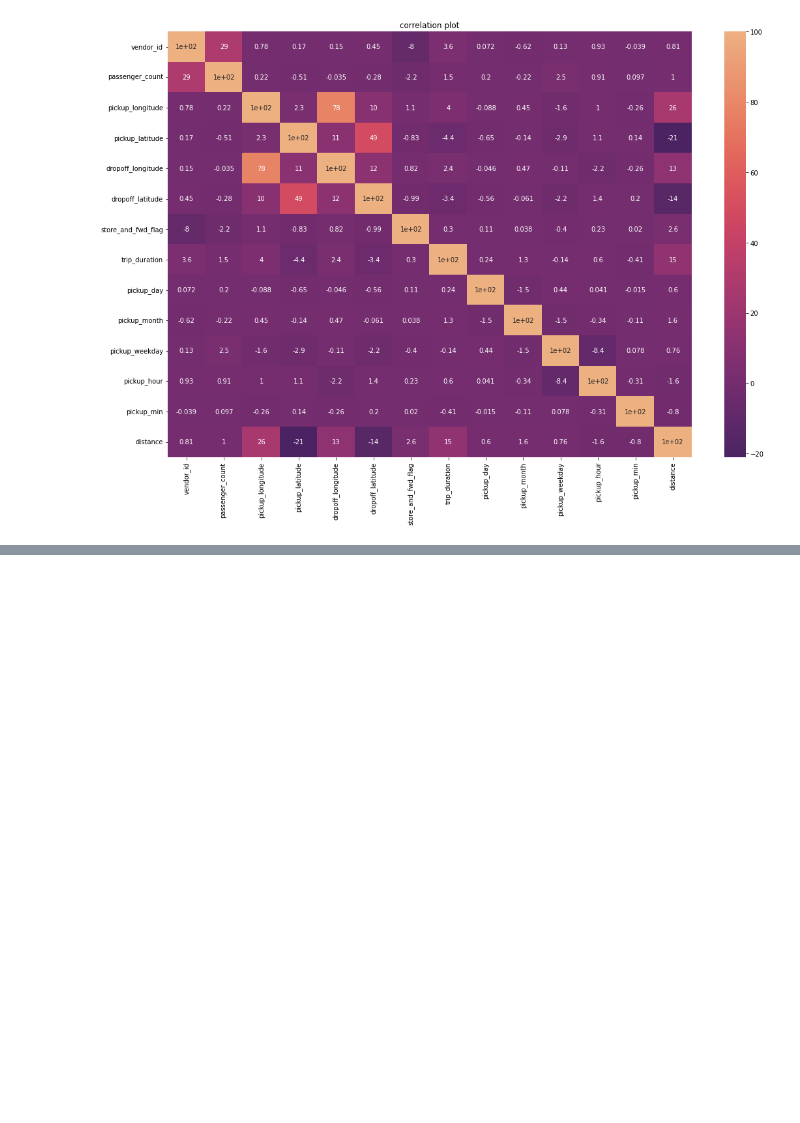
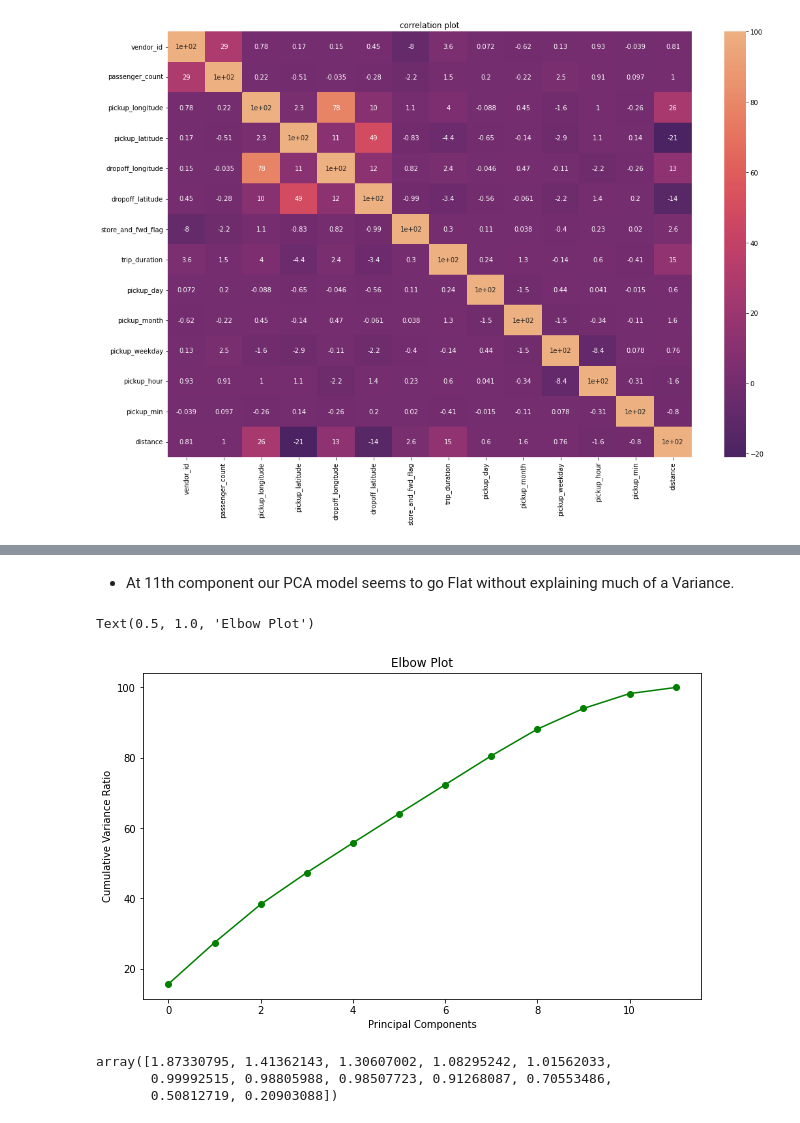
Before and after one commit to Deven876/project-2-NYC-Taxi-Trip-Time-Prediction, a Jupyter notebook: project_2_Taxi_Trip_Time_Prediction_.ipynb, the cells around one changed output, grey strips where cells are left out. Cells and saved outputs as stored; diff of their text form; code cells hidden in the pictures; blank space fills up the shorter version.

```diff
--- a/project_2_Taxi_Trip_Time_Prediction_.ipynb
+++ b/project_2_Taxi_Trip_Time_Prediction_.ipynb
@@ -557,0 +638,23 @@ Text(0.5, 1.0, 'correlation plot')
+# %% [markdown]
+- At 11th component our PCA model seems to go Flat without explaining much of a Variance.
+# %%
+#Cumulative Variance Ratio
+
+plt.figure(figsize=(10,6))
+plt.plot(np.cumsum(var_rat)*100, color="g", marker='o')
+plt.xlabel("Principal Components")
+plt.ylabel("Cumulative Variance Ratio")
+plt.title('Elbow Plot')
+# %% [output]
+Text(0.5, 1.0, 'Elbow Plot')
+[figure, added]
+# %%
+#Applying PCA as per required components
+
+pca = PCA(n_components=12)
+transform = pca.fit_transform(X)
+pca.explained_variance_
+# %% [output]
+array([1.87330795, 1.41362143, 1.30607002, 1.08295242, 1.01562033,
+       0.99992515, 0.98805988, 0.98507723, 0.91268087, 0.70553486,
+       0.50812719, 0.20903088])
```
Also changed, not shown: parts of 20 cells of this notebook.
